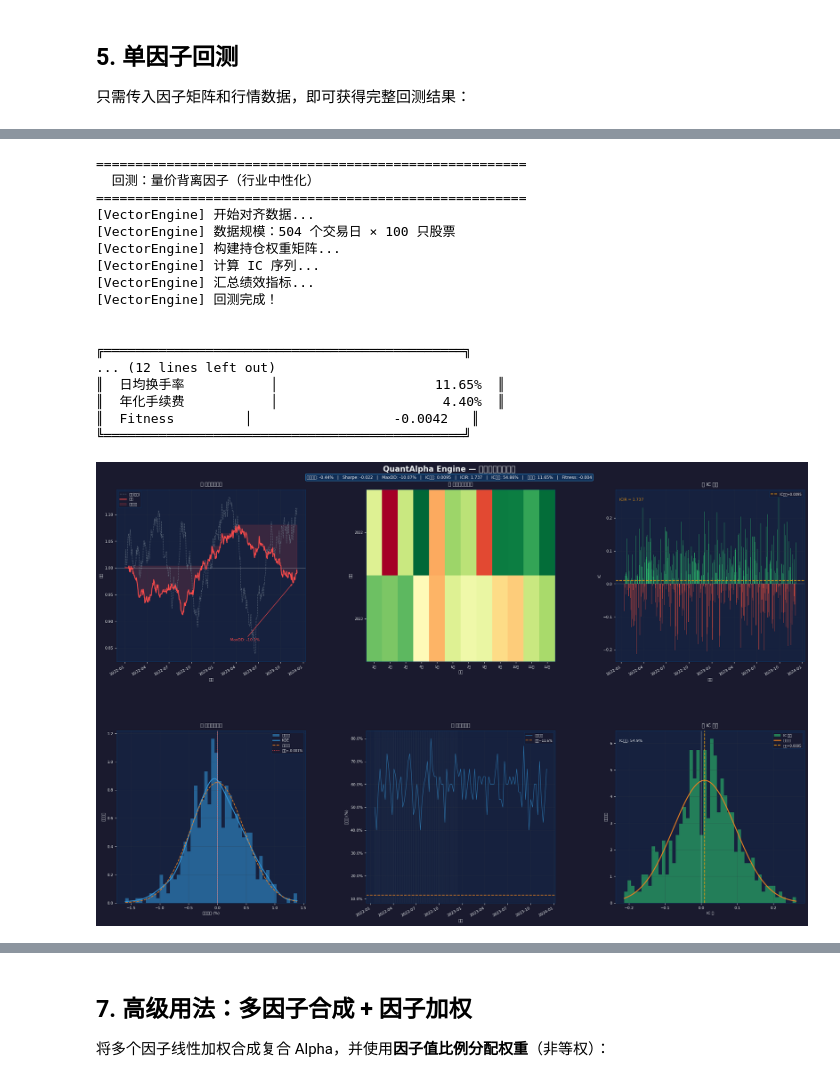
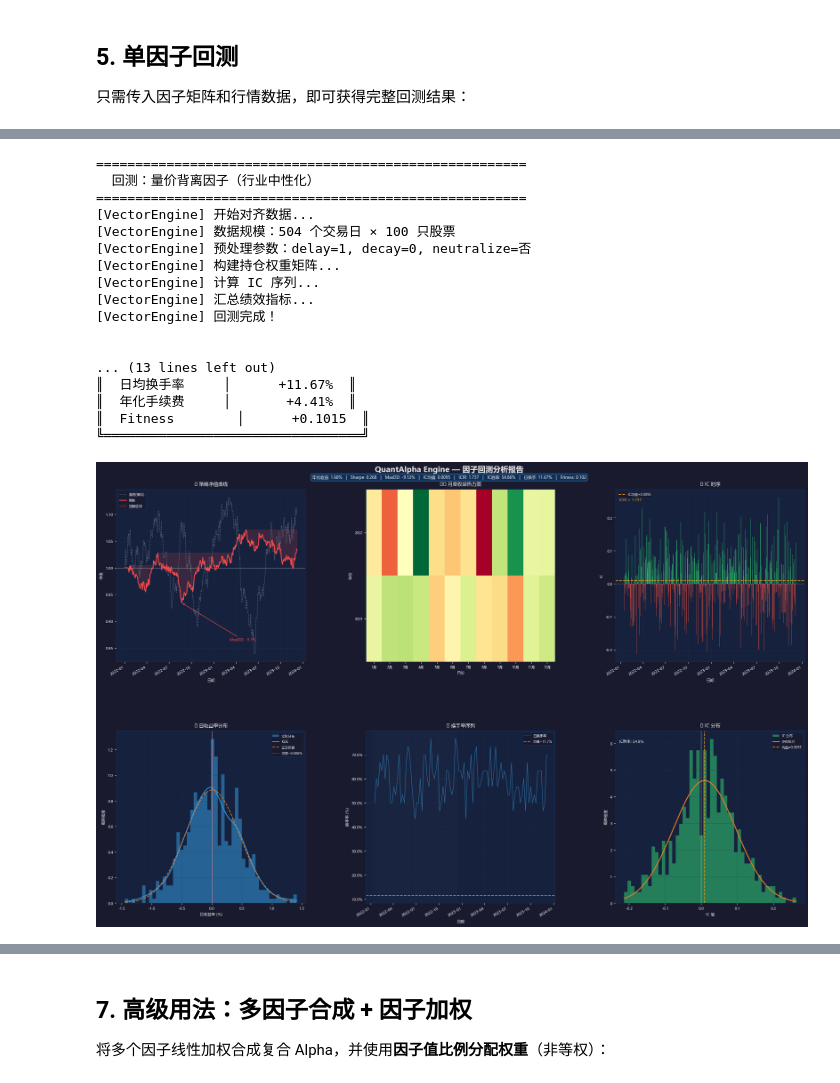
Before and after one commit to muterC/StockFrame, a Jupyter notebook: QuantAlpha_Demo.ipynb, the cells around one changed output, grey strips where cells are left out. Drawn from its saved outputs; the diff is of its cells as text; code cells hidden in the pictures.

```diff
--- a/QuantAlpha_Demo.ipynb
+++ b/QuantAlpha_Demo.ipynb
@@ -214,3 +214,23 @@ print('✅ 因子3 (技术动量): ZScore(Decay_Linear(Rank(Ts_Delta(close, 10))
 ## 5. 单因子回测
 
 只需传入因子矩阵和行情数据，即可获得完整回测结果：
+# %%
+# ── 回测公共配置 ──────────────────────────────────────────────────
+# 修改这里即可统一影响下方所有回测
+REBALANCE_FREQ = 5        # 调仓频率：5 = 每周
+TOP_N          = 30       # 持仓股数
+WEIGHT_METHOD  = 'equal'  # 'equal' | 'factor_weighted'
+COST_RATE      = 0.0015   # 单边交易成本（0.15%）
+
+# ── 预处理参数（v2.0）────────────────────────────────────────────
+# delay=d 的语义：用 T-d 日因子预测 T 日收益
+# delay=1（推荐）：T-1 日因子 → T 日建仓 → 赚 T 日收益，严格无未来函数
+# delay=0：T 日因子预测 T 日收益，存在 look-ahead bias，仅供研究对比
+DELAY    = 1     # 1 = T-1日因子预测T日收益（标准配置，推荐）
+DECAY    = 0     # 0 = 不衰减；>0 = Decay_Linear 平滑窗口
+INDUSTRY = None  # None = 不做行业中性化；传入 industry Series = OLS中性化
+
+print(f'回测配置：rebalance_freq={REBALANCE_FREQ}, top_n={TOP_N}, '
+      f'weight={WEIGHT_METHOD}, cost={COST_RATE}')
+print(f'预处理：delay={DELAY}（T-{DELAY}日因子预测T日收益）, '
+      f'decay={DECAY}, industry={INDUSTRY}')
@@ -258,41 +279,44 @@ result1.plot()
 # %%
 # ─── 回测因子 2：量价背离因子 ───
 print('=' * 55)
 print('  回测：量价背离因子（行业中性化）')
 print('=' * 55)
 
 engine2 = VectorEngine(
     factor         = factor_volprice,
     close          = close,
     is_suspended   = is_susp,
     is_limit       = is_limit,
-    rebalance_freq = 5,
-    top_n          = 30,
-    weight_method  = 'equal',
-    cost_rate      = 0.0015,
+    rebalance_freq = REBALANCE_FREQ,
+    top_n          = TOP_N,
+    weight_method  = WEIGHT_METHOD,
+    cost_rate      = COST_RATE,
+    delay          = DELAY,
+    decay          = DECAY,
+    industry       = INDUSTRY,
 )
 result2 = engine2.run()
 result2.print_summary()
 result2.plot()
 # %% [output]
 =======================================================
   回测：量价背离因子（行业中性化）
 =======================================================
 [VectorEngine] 开始对齐数据...
 [VectorEngine] 数据规模：504 个交易日 × 100 只股票
+[VectorEngine] 预处理参数：delay=1, decay=0, neutralize=否
 [VectorEngine] 构建持仓权重矩阵...
 [VectorEngine] 计算 IC 序列...
 [VectorEngine] 汇总绩效指标...
 [VectorEngine] 回测完成！
 
 
-╔══════════════════════════════════════════════╗
-... (12 lines left out)
-║  日均换手率           │                    11.65%  ║
-║  年化手续费           │                     4.40%  ║
-║  Fitness         │                  -0.0042   ║
-╚══════════════════════════════════════════════╝
+... (13 lines left out)
+║  日均换手率     │      +11.67%  ║
+║  年化手续费     │       +4.41%  ║
+║  Fitness        │      +0.1015  ║
+╚═════════════════════════════════╝
-[figure, old version]
+[figure, new version]
 # %%
 # ─── 回测因子 3：综合技术因子 ───
 print('=' * 55)
```
Also changed, not shown: parts of 12 cells of this notebook, 5 other files.
